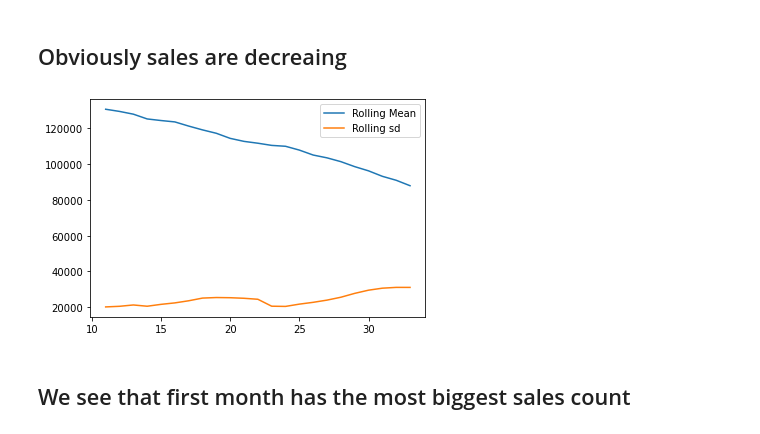
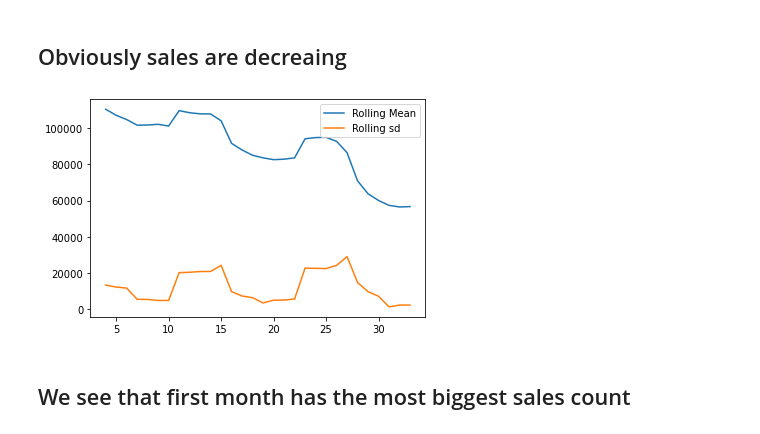
Before and after one commit to Evgeniy-2000/ML_practice_project, a Jupyter notebook: Main.ipynb, the cells around one changed output. Saved outputs shown, nothing was run; the diff lists cells and outputs as text; code cells hidden in the pictures.

```diff
--- a/Main.ipynb
+++ b/Main.ipynb
@@ -185,11 +196,11 @@ plt.show()
 ## Obviously sales are decreaing
 # %%
 # rolling mean and standart deviation
-plt.plot(sales_by_date.rolling(window=12,center=False).mean(),label='Rolling Mean');
-plt.plot(sales_by_date.rolling(window=12,center=False).std(),label='Rolling sd');
+plt.plot(sales_by_date.rolling(window=5,center=False).mean(),label='Rolling Mean');
+plt.plot(sales_by_date.rolling(window=5,center=False).std(),label='Rolling sd');
 plt.legend();
 # %% [output]
-[figure, old version]
+[figure, new version]
 # %% [markdown]
 ## We see that first month has the most biggest sales count
 # %%
```
Also changed, not shown: parts of 6 cells of this notebook.
